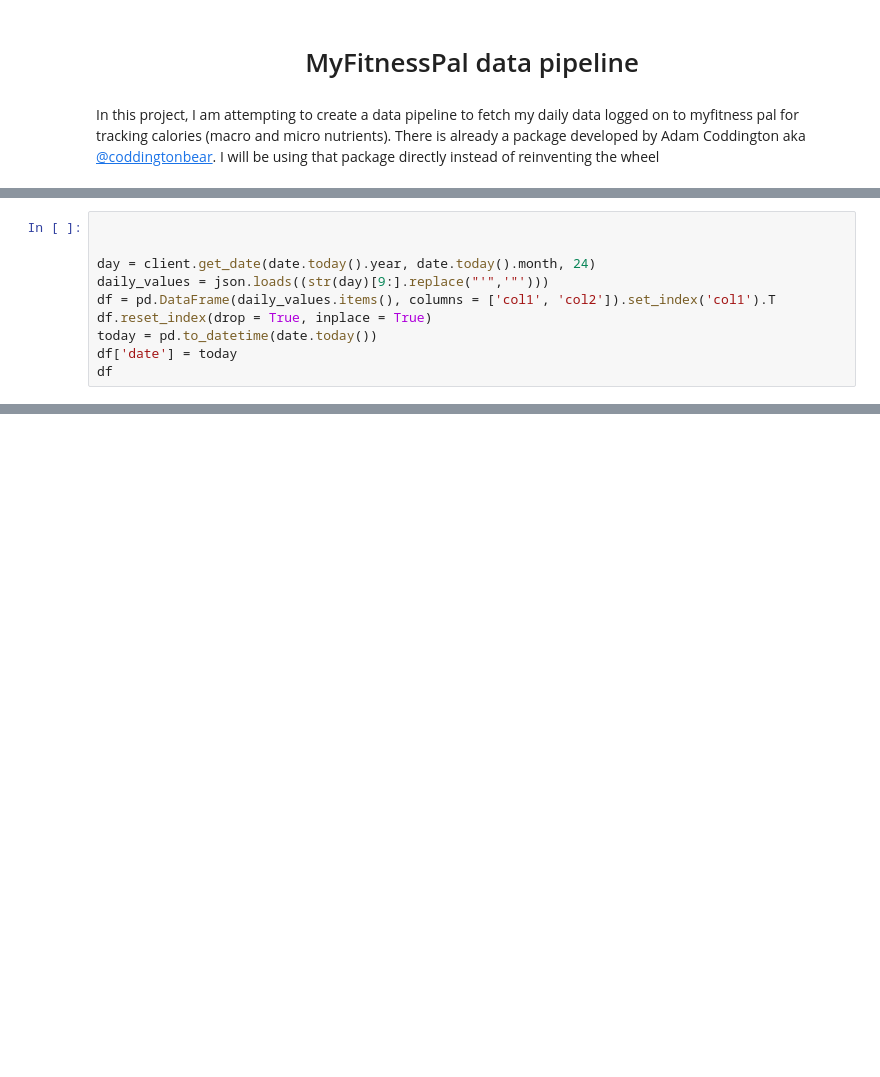
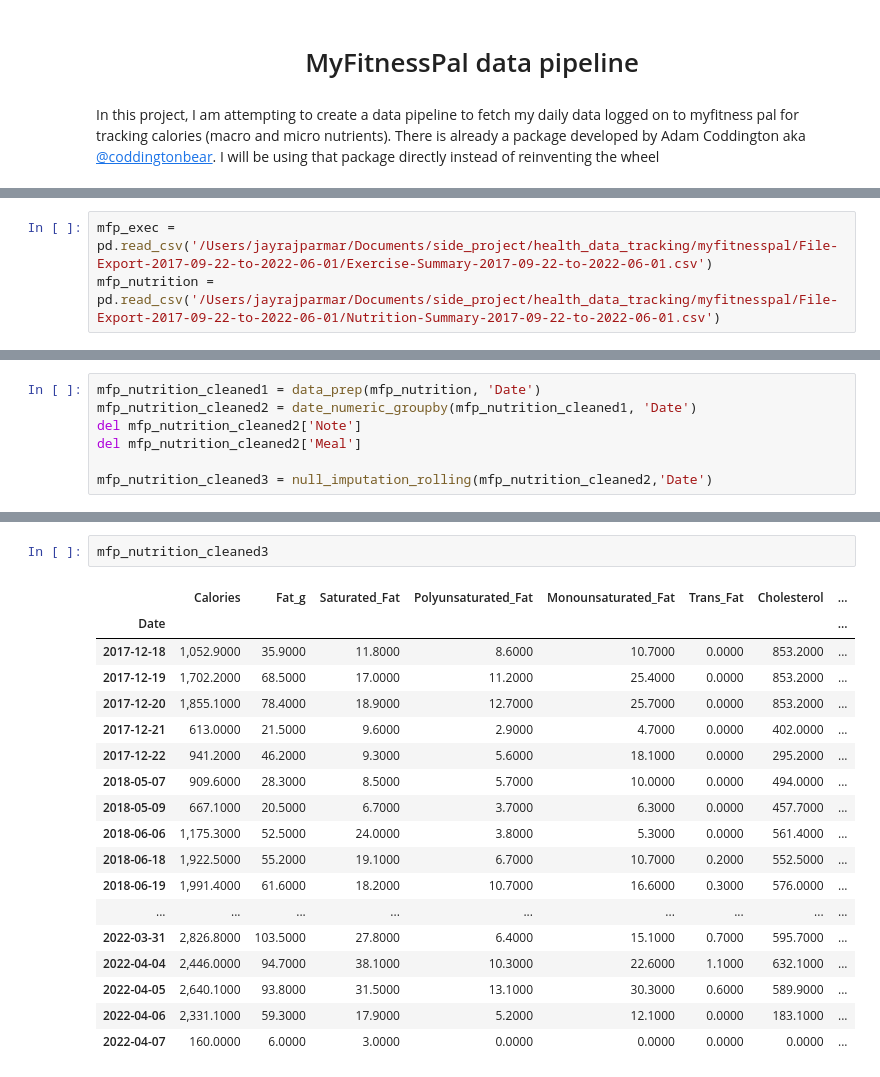
Before and after one commit to jayrajparmar009/path_to_fitness, a Jupyter notebook: myfitnesspal/MyFitness_Pal.ipynb, the cells around one changed output, grey strips where cells are left out. Saved outputs shown, nothing was run; the diff lists cells and outputs as text; blank space fills up the shorter version.

```diff
--- a/myfitnesspal/MyFitness_Pal.ipynb
+++ b/myfitnesspal/MyFitness_Pal.ipynb
@@ -33,10 +16,0 @@ day
-# %%
-
-
-day = client.get_date(date.today().year, date.today().month, 24)
-daily_values = json.loads((str(day)[9:].replace("'",'"')))
-df = pd.DataFrame(daily_values.items(), columns = ['col1', 'col2']).set_index('col1').T
-df.reset_index(drop = True, inplace = True)
-today = pd.to_datetime(date.today())
-df['date'] = today
-df
@@ -49,0 +17,3 @@ date.today().day - 1
+# %%
+mfp_exec = pd.read_csv('/Users/jayrajparmar/Documents/side_project/health_data_tracking/myfitnesspal/File-Export-2017-09-22-to-2022-06-01/Exercise-Summary-2017-09-22-to-2022-06-01.csv')
+mfp_nutrition = pd.read_csv('/Users/jayrajparmar/Documents/side_project/health_data_tracking/myfitnesspal/File-Export-2017-09-22-to-2022-06-01/Nutrition-Summary-2017-09-22-to-2022-06-01.csv')
@@ -49,0 +117,7 @@ date.today().day - 1
+# %%
+mfp_nutrition_cleaned1 = data_prep(mfp_nutrition, 'Date')
+mfp_nutrition_cleaned2 = date_numeric_groupby(mfp_nutrition_cleaned1, 'Date')
+del mfp_nutrition_cleaned2['Note']
+del mfp_nutrition_cleaned2['Meal']
+
+mfp_nutrition_cleaned3 = null_imputation_rolling(mfp_nutrition_cleaned2,'Date')
@@ -49,0 +142,21 @@ date.today().day - 1
+# %%
+mfp_nutrition_cleaned3
+# %% [output]
+|  | Calories | Fat_g | Saturated_Fat | Polyunsaturated_Fat | Monounsaturated_Fat | Trans_Fat | Cholesterol | ... |
+| Date |  |  |  |  |  |  |  | ... |
+| 2017-12-18 | 1,052.9000 | 35.9000 | 11.8000 | 8.6000 | 10.7000 | 0.0000 | 853.2000 | ... |
+| 2017-12-19 | 1,702.2000 | 68.5000 | 17.0000 | 11.2000 | 25.4000 | 0.0000 | 853.2000 | ... |
+| 2017-12-20 | 1,855.1000 | 78.4000 | 18.9000 | 12.7000 | 25.7000 | 0.0000 | 853.2000 | ... |
+| 2017-12-21 | 613.0000 | 21.5000 | 9.6000 | 2.9000 | 4.7000 | 0.0000 | 402.0000 | ... |
+| 2017-12-22 | 941.2000 | 46.2000 | 9.3000 | 5.6000 | 18.1000 | 0.0000 | 295.2000 | ... |
+| 2018-05-07 | 909.6000 | 28.3000 | 8.5000 | 5.7000 | 10.0000 | 0.0000 | 494.0000 | ... |
+| 2018-05-09 | 667.1000 | 20.5000 | 6.7000 | 3.7000 | 6.3000 | 0.0000 | 457.7000 | ... |
+| 2018-06-06 | 1,175.3000 | 52.5000 | 24.0000 | 3.8000 | 5.3000 | 0.0000 | 561.4000 | ... |
+| 2018-06-18 | 1,922.5000 | 55.2000 | 19.1000 | 6.7000 | 10.7000 | 0.2000 | 552.5000 | ... |
+| 2018-06-19 | 1,991.4000 | 61.6000 | 18.2000 | 10.7000 | 16.6000 | 0.3000 | 576.0000 | ... |
+| ... | ... | ... | ... | ... | ... | ... | ... | ... |
+| 2022-03-31 | 2,826.8000 | 103.5000 | 27.8000 | 6.4000 | 15.1000 | 0.7000 | 595.7000 | ... |
+| 2022-04-04 | 2,446.0000 | 94.7000 | 38.1000 | 10.3000 | 22.6000 | 1.1000 | 632.1000 | ... |
+| 2022-04-05 | 2,640.1000 | 93.8000 | 31.5000 | 13.1000 | 30.3000 | 0.6000 | 589.9000 | ... |
+| 2022-04-06 | 2,331.1000 | 59.3000 | 17.9000 | 5.2000 | 12.1000 | 0.0000 | 183.1000 | ... |
+| 2022-04-07 | 160.0000 | 6.0000 | 3.0000 | 0.0000 | 0.0000 | 0.0000 | 0.0000 | ... |
```
Also changed, not shown: parts of 15 cells of this notebook.
